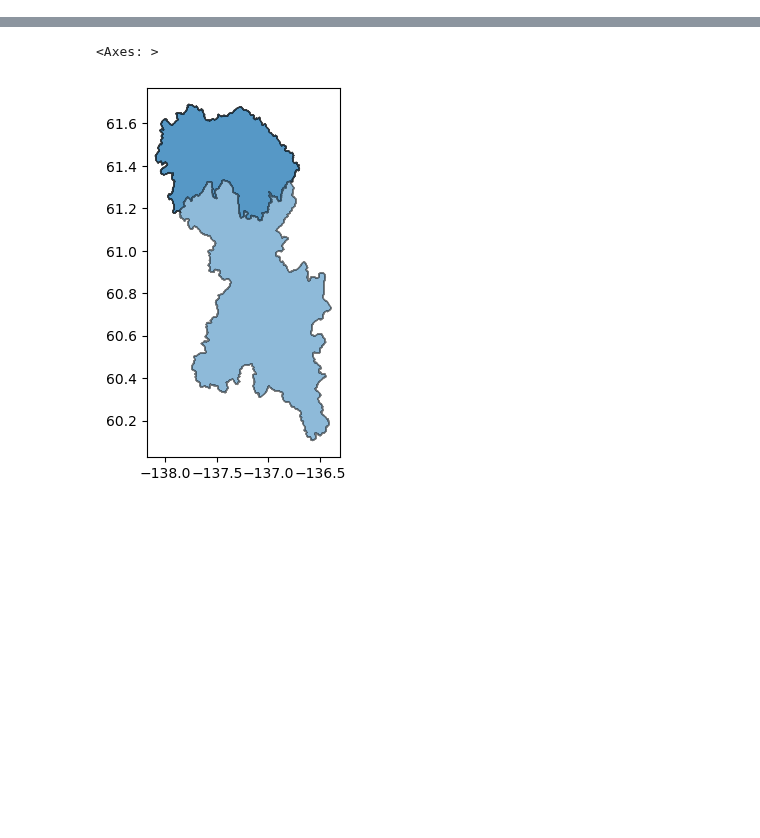
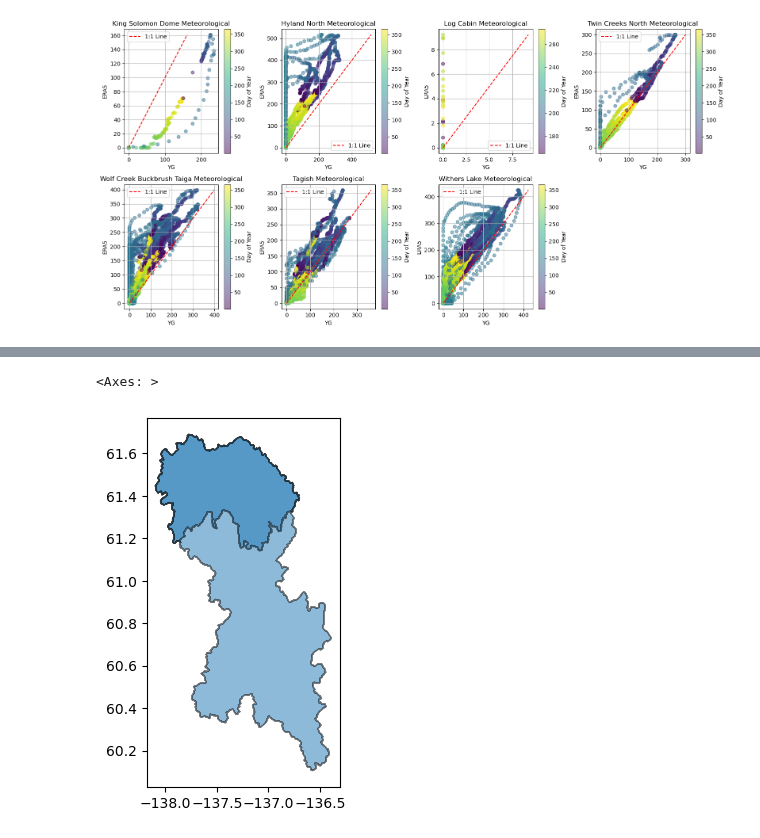
Before and after one commit to YukonWRB/YGwater, a Jupyter notebook: dev/era5/era5_main.ipynb, the cells around one changed output, grey strips where cells are left out. Cells and saved outputs as stored; diff of their text form; code cells hidden in the pictures; blank space fills up the shorter version.

Commit message:
updates to era5 swe comparison

```diff
--- a/dev/era5/era5_main.ipynb
+++ b/dev/era5/era5_main.ipynb
@@ -159,0 +316,32 @@ interactive(children=(IntSlider(value=0, description='time_index', layout=Layout
+# %%
+fig, axes = plt.subplots(2, 4, figsize=(16, 8))  # Create a 2x4 grid of subplots
+axes = axes.flatten()  # Flatten the axes array for easier iteration
+
+for ax, (ts_id, data) in zip(axes, results.items()):
+    # Drop NaN values for clean comparison
+    data = data.dropna()
+
+    loc_id = timeseries_df.loc[ts_id, "location_id"]
+    loc_name = locations.loc[loc_id, "name"]
+
+    # Plot 1:1 scatter plot
+    scatter = ax.scatter(data["YG"], data["ERA5"], c=data.index.dayofyear, cmap="viridis", alpha=0.5)
+    plt.colorbar(scatter, ax=ax, label="Day of Year")
+
+    ax.plot([data["ERA5"].min(), data["ERA5"].max()], [data["ERA5"].min(), data["ERA5"].max()], color="red", linestyle="--", label="1:1 Line")
+
+    # Set labels and title
+    ax.set_xlabel("YG")
+    ax.set_ylabel("ERA5")
+    ax.set_title(f"{loc_name}")
+    ax.legend()
+    ax.grid(True)
+
+# Hide any unused subplots
+for ax in axes[len(results):]:
+    ax.axis('off')
+
+plt.tight_layout()
+plt.show()
+# %% [output]
+[figure, added]
```
Also changed, not shown: parts of 32 cells of this notebook, 38 other files.
